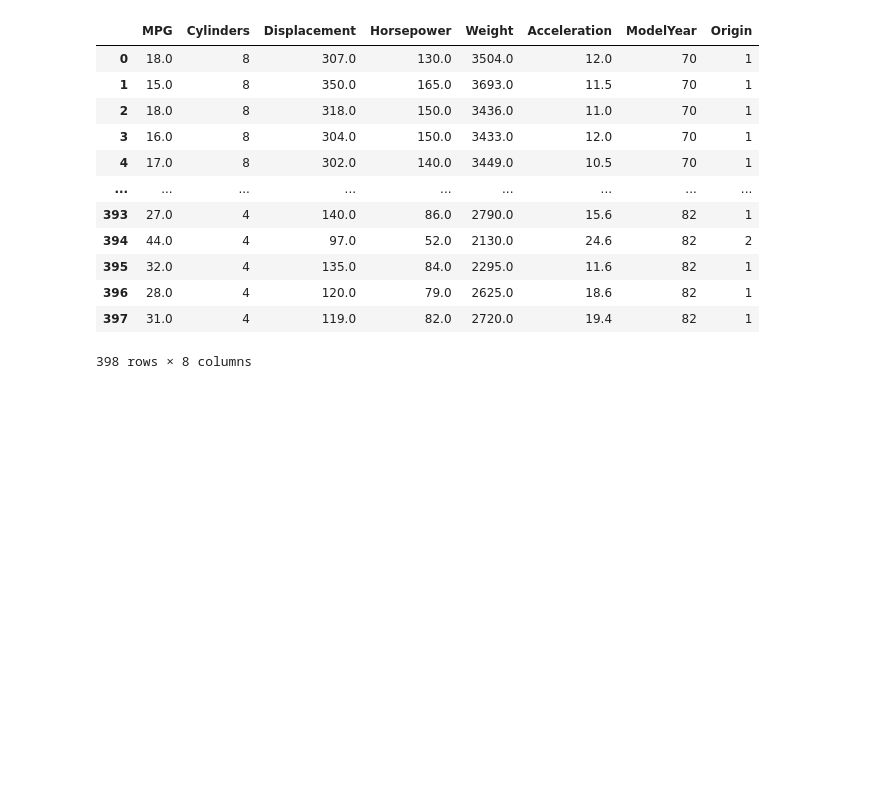
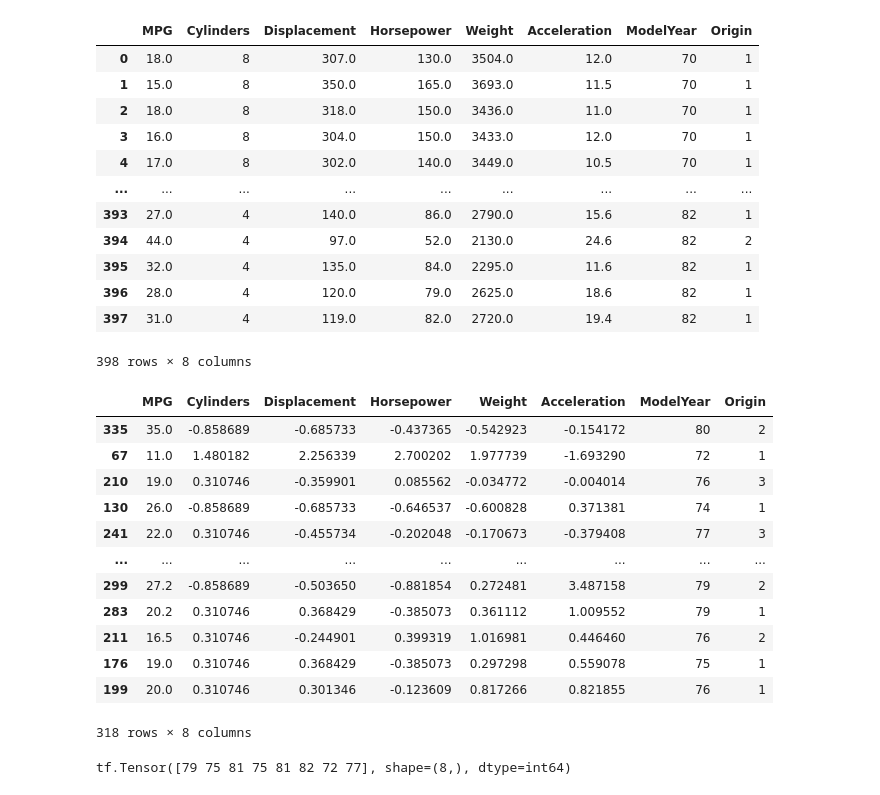
Before and after one commit to airatinho/task, a Jupyter notebook: rashka.ipynb, the cells around one changed output. Cells and saved outputs as stored; diff of their text form; code cells hidden in the pictures; blank space fills up the shorter version.

```diff
--- a/rashka.ipynb
+++ b/rashka.ipynb
@@ -1574,3 +1640,37 @@ categorical_indicator_features=[]
 categorical_indicator_features.append(
     tf.feature_column.indicator_column(feature_origin)
 )
+# %%
+df_train_norm
+# %% [output]
+|  | MPG | Cylinders | Displacement | Horsepower | Weight | Acceleration | ModelYear | Origin |
+| 335 | 35.0 | -0.858689 | -0.685733 | -0.437365 | -0.542923 | -0.154172 | 80 | 2 |
+| 67 | 11.0 | 1.480182 | 2.256339 | 2.700202 | 1.977739 | -1.693290 | 72 | 1 |
+| 210 | 19.0 | 0.310746 | -0.359901 | 0.085562 | -0.034772 | -0.004014 | 76 | 3 |
+| 130 | 26.0 | -0.858689 | -0.685733 | -0.646537 | -0.600828 | 0.371381 | 74 | 1 |
+| 241 | 22.0 | 0.310746 | -0.455734 | -0.202048 | -0.170673 | -0.379408 | 77 | 3 |
+| ... | ... | ... | ... | ... | ... | ... | ... | ... |
+| 299 | 27.2 | -0.858689 | -0.503650 | -0.881854 | 0.272481 | 3.487158 | 79 | 2 |
+| 283 | 20.2 | 0.310746 | 0.368429 | -0.385073 | 0.361112 | 1.009552 | 79 | 1 |
+| 211 | 16.5 | 0.310746 | -0.244901 | 0.399319 | 1.016981 | 0.446460 | 76 | 2 |
+| 176 | 19.0 | 0.310746 | 0.368429 | -0.385073 | 0.297298 | 0.559078 | 75 | 1 |
+| 199 | 20.0 | 0.310746 | 0.301346 | -0.123609 | 0.817266 | 0.821855 | 76 | 1 |
+318 rows × 8 columns
+# %%
+"""Шаг 1 определение функции загрузки данных"""
+def train_input_fn(df_train,batch_size=8):
+    df_train=df_train.dropna()
+    df=df_train.copy()
+    train_x,train_y=df,df.pop("MPG")
+    dataset=tf.data.Dataset.from_tensor_slices(
+        (dict(train_x),train_y)
+    )
+    #тасование, повторение и разбиение на пакеты
+    return dataset.shuffle(1000).repeat().batch(batch_size)
+
+#смотрим что получилось
+ds = train_input_fn(df_train_norm)
+batch=next(iter(ds))
+print(batch[0]['ModelYear'])
+# %% [output]
+tf.Tensor([79 75 81 75 81 82 72 77], shape=(8,), dtype=int64)
```
Also changed, not shown: parts of 61 cells of this notebook, 1 other file.
